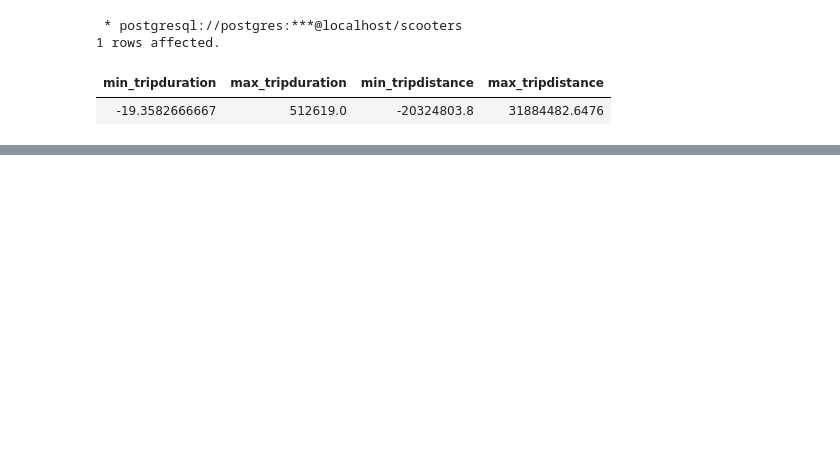
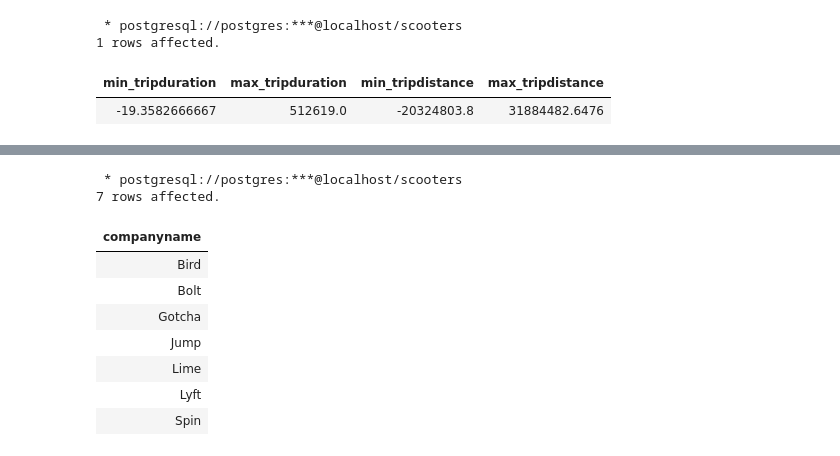
Before and after one commit to NSS-Data-Analytics-Cohort-10/scooters-group-2, a Jupyter notebook: notebooks/scooters1.ipynb, the cells around one changed output, grey strips where cells are left out. Saved outputs shown, nothing was run; the diff lists cells and outputs as text; code cells hidden in the pictures; blank space fills up the shorter version.

```diff
--- a/notebooks/scooters1.ipynb
+++ b/notebooks/scooters1.ipynb
@@ -131,0 +180,15 @@ FROM trips
+# %%
+%%sql
+select distinct companyname
+from scooters;
+# %% [output]
+ * postgresql://postgres:***@localhost/scooters
+7 rows affected.
+| companyname |
+| Bird |
+| Bolt |
+| Gotcha |
+| Jump |
+| Lime |
+| Lyft |
+| Spin |
```
Also changed, not shown: parts of 8 cells of this notebook.
